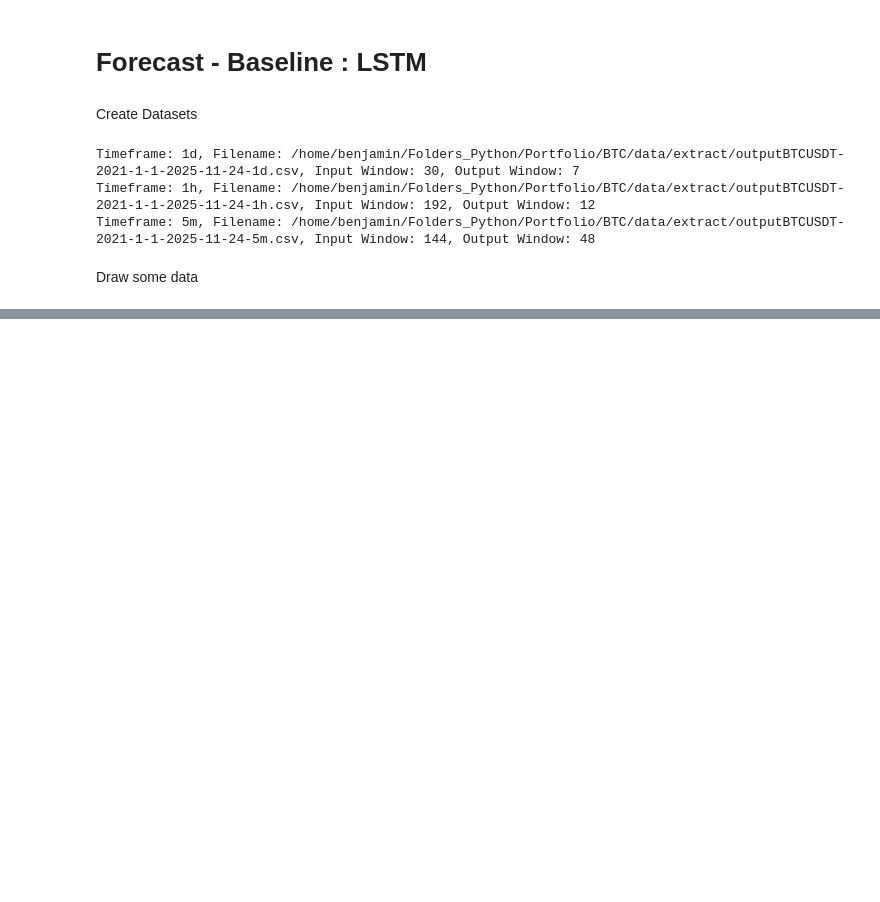
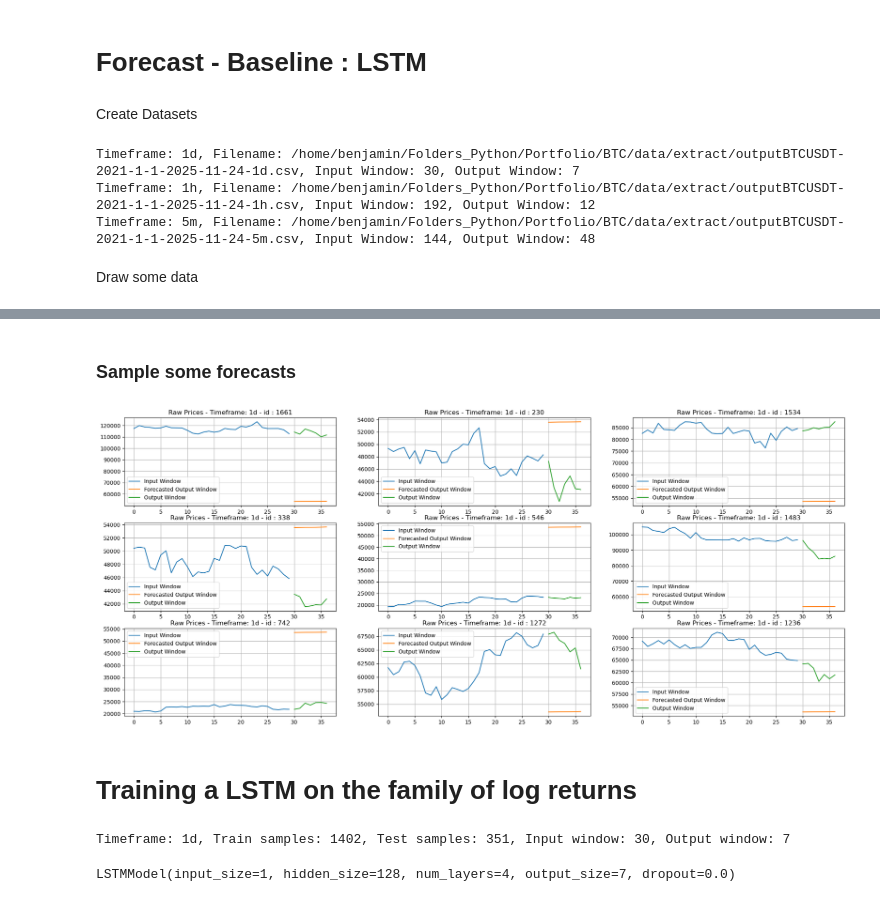
Before and after one commit to BenjaminDeporte/Portfolio, a Jupyter notebook: BTC/notebooks/Forecast_Baseline_LSTM.ipynb, the cells around one changed output, grey strips where cells are left out. Drawn from its saved outputs; the diff is of its cells as text; code cells hidden in the pictures; blank space fills up the shorter version.

```diff
--- a/BTC/notebooks/Forecast_Baseline_LSTM.ipynb
+++ b/BTC/notebooks/Forecast_Baseline_LSTM.ipynb
@@ -102,0 +374,65 @@ for timeframe in timeframes:
+# %% [markdown]
+### Sample some forecasts
+# %%
+timeframes = [timeframe]
+
+for timeframe in timeframes:
+    fig, ax = plt.subplots(nrows=3, ncols =3, figsize=(24, 10))
+    X, Y = data[timeframe]
+    # X_logs, Y_logs = data_logs[timeframe]
+    # X_log_diffs, Y_log_diffs = data_log_diffs[timeframe]
+
+    idx = np.random.choice(len(X), size=3*3, replace=False)
+
+    for i, id in enumerate(idx):
+        # raw prices
+        ax[i//3,i%3].plot(X[id], label='Input Window')
+        # forecast with trained model
+        lstm.eval()
+        with torch.no_grad():
+            input_seq = torch.tensor(X[id], dtype=torch.float32).unsqueeze(0).to(device)  # shape (1, seq_length)
+            forecast = lstm(input_seq).cpu().numpy().squeeze()  # shape (output_size,)
+        ax[i//3,i%3].plot(range(len(X[id]), len(X[id]) + len(forecast)), forecast, label='Forecasted Output Window')
+        ax[i//3,i%3].plot(range(len(X[id]), len(X[id]) + len(Y[id])), Y[id], label='Output Window')
+        ax[i//3,i%3].set_title(f'Raw Prices - Timeframe: {timeframe} - id : {id}')
+        ax[i//3,i%3].grid()
+        ax[i//3,i%3].legend()
+
+    plt.show()
+# %% [output]
+[figure, added]
+# %% [markdown]
+# Training a LSTM on the family of log returns
+# %%
+log_returns_datasets = {}
+
+for timeframe in timeframes:
+    X, Y = data_log_diffs[timeframe]
+    X_train, X_test, Y_train, Y_test = train_test_split(X, Y, test_size=0.2, random_state=42)
+
+    train_dataset = TimeSerieDataset(X_train, Y_train)
+    test_dataset = TimeSerieDataset(X_test, Y_test)
+
+    train_loader = torch.utils.data.DataLoader(train_dataset, batch_size=batch_size, shuffle=True)
+    test_loader = torch.utils.data.DataLoader(test_dataset, batch_size=batch_size, shuffle=False)
+
+    log_returns_datasets[timeframe] = (train_loader, test_loader, params[timeframe][1], params[timeframe][2])
+
+    print(f"Timeframe: {timeframe}, Train samples: {len(train_dataset)}, Test samples: {len(test_dataset)}, Input window: {params[timeframe][1]}, Output window: {params[timeframe][2]}")
+# %% [output]
+Timeframe: 1d, Train samples: 1402, Test samples: 351, Input window: 30, Output window: 7
+# %%
+timeframe = "1d"  # Choose timeframe
+train_loader, test_loader, input_window, output_window = log_returns_datasets[timeframe]
+lstm = LSTMModel(input_size=1, hidden_size=128, num_layers=4, output_size=output_window, dropout=dropout).to(device)
+
+print(lstm)
+
+learning_rate = 1e-1
+criterion = nn.MSELoss()  # Mean Squared Error loss for regression
+
+optimizer = torch.optim.Adam(lstm.parameters(), lr=learning_rate)
+
+early_stopping = EarlyStoppingCallback(patience=30, min_delta=1e+2)
+# %% [output]
+LSTMModel(input_size=1, hidden_size=128, num_layers=4, output_size=7, dropout=0.0)
```
Also changed, not shown: parts of 31 cells of this notebook.
